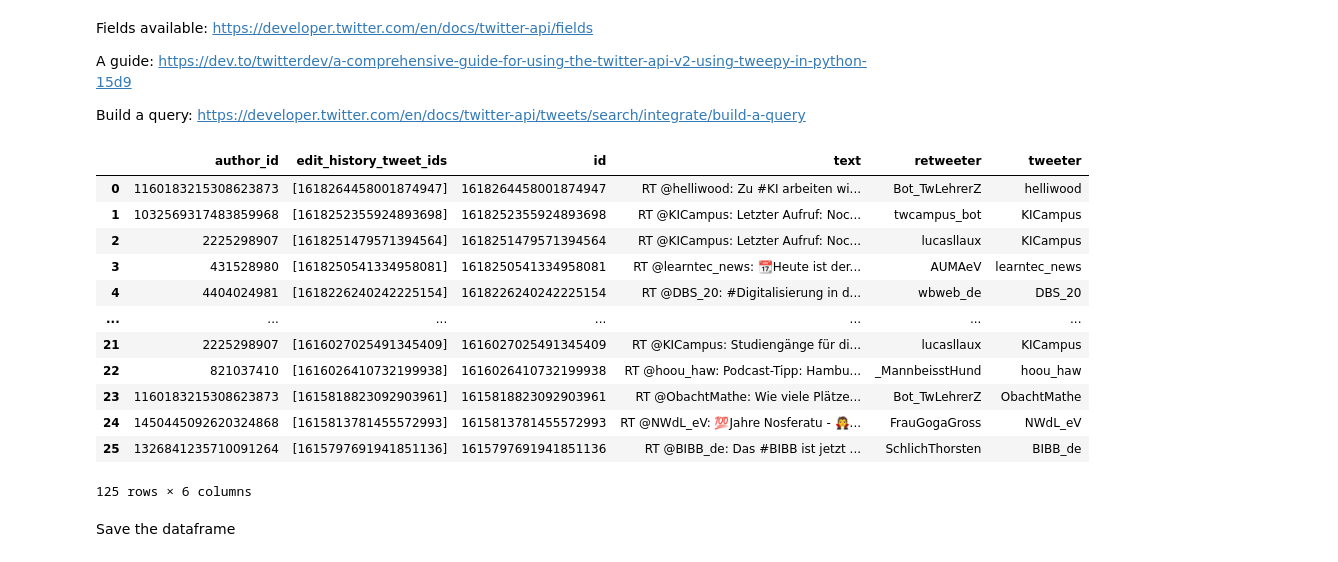
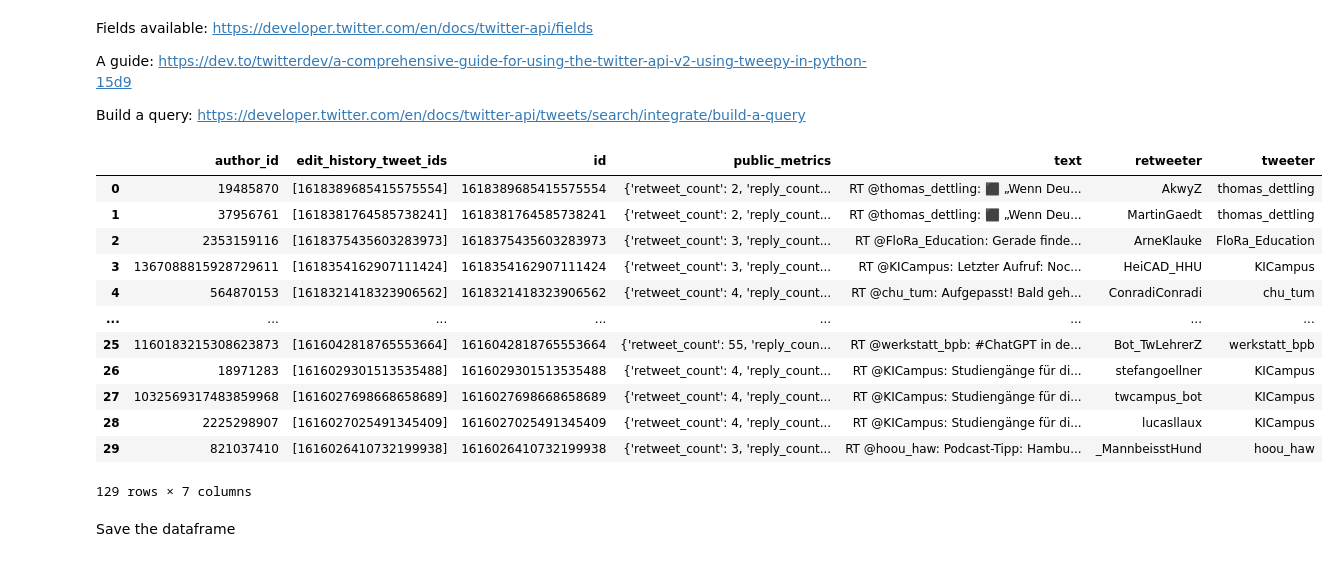
Before and after one commit to GabZech/twitter-network-analysis, a Jupyter notebook: src/network_analysis.ipynb, the cells around one changed output. Cells and saved outputs as stored; diff of their text form; code cells hidden in the pictures.

```diff
--- a/src/network_analysis.ipynb
+++ b/src/network_analysis.ipynb
@@ -6,9 +6,9 @@ https://datadistillery.digital/portfolio/twitter-data-pipeline/
 # %% [markdown]
 # Global variables to change
 # %%
-hashtag = "#digitalebildung" # The hashtag you want to query
+words = "#digitalebildung" # The words you want tweets to include
+query = words + " (is:retweet OR is:quote) lang:de" # The query you want to search for
 tweets_limit = 1000 # The number of tweets you want to return in total (must be divisible by 100 and cannot exceed 2000)
-lang = "de" # The language of the tweets to query
 # %% [markdown]
 # Prepare environment
 # %%
@@ -56,7 +56,7 @@ A guide: https://dev.to/twitterdev/a-comprehensive-guide-for-using-the-twitter-a
 Build a query: https://developer.twitter.com/en/docs/twitter-api/tweets/search/integrate/build-a-query
 # %%
 # Define a function to query tweets
-def get_retweets(hashtag, num_tweets=1000, lang="en"):
+def get_retweets(query, num_tweets=1000):
     # Initialize an empty DataFrame to store user data and tweets
     tweets_df = pd.DataFrame()
 
@@ -66,52 +66,49 @@ def get_retweets(hashtag, num_tweets=1000, lang="en"):
     elif num_tweets % 100 != 0:
         raise ValueError("`num_tweets` must be a multiple of 100.")
     max_results = 100
     limit = num_tweets / max_results
 
     # Iterate through batches of tweets
     for tweet_batch in tweepy.Paginator(client.search_recent_tweets,
-                                query=hashtag + " is:retweet lang:" + lang,
+                                query=query,
                                 expansions='author_id',
                                 user_fields=["username", "id"],
+                                tweet_fields=["public_metrics"],
                                 max_results=100,
                                 limit=limit
                                 ):
         batch_data = pd.DataFrame(tweet_batch.data)
         users = {u["id"]: u["username"] for u in tweet_batch.includes["users"]}
         batch_data["retweeter"] = batch_data["author_id"].map(users)
         # Concatenate temporary DataFrames to existing DataFrames
         tweets_df = pd.concat([tweets_df, batch_data])
 
     # Merge user information to tweet information on author_id
     # Extract original tweeter from tweet text
     tweets_df["tweeter"] = tweets_df["text"].str.extract(r"@(\w+)")
     # Return DataFrame
     return tweets_df
 
 
 # Create a DataFrame using the function defined above
-df = get_retweets(
-    hashtag,  # The hashtag you supplied at the beginning
-    tweets_limit,  # The maximum results to return
-    lang
-)
+df = get_retweets(query, tweets_limit)
 
 # Preview the DataFrame
 df
 # %% [output]
-|  | author_id | edit_history_tweet_ids | id | text | retweeter | tweeter |
-| 0 | 1160183215308623873 | [1618264458001874947] | 1618264458001874947 | RT @helliwood: Zu #KI arbeiten wi... | Bot_TwLehrerZ | helliwood |
-| 1 | 1032569317483859968 | [1618252355924893698] | 1618252355924893698 | RT @KICampus: Letzter Aufruf: Noc... | twcampus_bot | KICampus |
-| 2 | 2225298907 | [1618251479571394564] | 1618251479571394564 | RT @KICampus: Letzter Aufruf: Noc... | lucasllaux | KICampus |
-| 3 | 431528980 | [1618250541334958081] | 1618250541334958081 | RT @learntec_news: 📆Heute ist der... | AUMAeV | learntec_news |
-| 4 | 4404024981 | [1618226240242225154] | 1618226240242225154 | RT @DBS_20: #Digitalisierung in d... | wbweb_de | DBS_20 |
-| ... | ... | ... | ... | ... | ... | ... |
-| 21 | 2225298907 | [1616027025491345409] | 1616027025491345409 | RT @KICampus: Studiengänge für di... | lucasllaux | KICampus |
-| 22 | 821037410 | [1616026410732199938] | 1616026410732199938 | RT @hoou_haw: Podcast-Tipp: Hambu... | _MannbeisstHund | hoou_haw |
-| 23 | 1160183215308623873 | [1615818823092903961] | 1615818823092903961 | RT @ObachtMathe: Wie viele Plätze... | Bot_TwLehrerZ | ObachtMathe |
-| 24 | 1450445092620324868 | [1615813781455572993] | 1615813781455572993 | RT @NWdL_eV: 💯Jahre Nosferatu - 🧛... | FrauGogaGross | NWdL_eV |
-| 25 | 1326841235710091264 | [1615797691941851136] | 1615797691941851136 | RT @BIBB_de: Das #BIBB ist jetzt ... | SchlichThorsten | BIBB_de |
+|  | author_id | edit_history_tweet_ids | id | public_metrics | text | retweeter | tweeter |
+| 0 | 19485870 | [1618389685415575554] | 1618389685415575554 | {'retweet_count': 2, 'reply_count... | RT @thomas_dettling: ⬛️ „Wenn Deu... | AkwyZ | thomas_dettling |
+| 1 | 37956761 | [1618381764585738241] | 1618381764585738241 | {'retweet_count': 2, 'reply_count... | RT @thomas_dettling: ⬛️ „Wenn Deu... | MartinGaedt | thomas_dettling |
+| 2 | 2353159116 | [1618375435603283973] | 1618375435603283973 | {'retweet_count': 3, 'reply_count... | RT @FloRa_Education: Gerade finde... | ArneKlauke | FloRa_Education |
+| 3 | 1367088815928729611 | [1618354162907111424] | 1618354162907111424 | {'retweet_count': 3, 'reply_count... | RT @KICampus: Letzter Aufruf: Noc... | HeiCAD_HHU | KICampus |
+| 4 | 564870153 | [1618321418323906562] | 1618321418323906562 | {'retweet_count': 4, 'reply_count... | RT @chu_tum: Aufgepasst! Bald geh... | ConradiConradi | chu_tum |
+| ... | ... | ... | ... | ... | ... | ... | ... |
+| 25 | 1160183215308623873 | [1616042818765553664] | 1616042818765553664 | {'retweet_count': 55, 'reply_coun... | RT @werkstatt_bpb: #ChatGPT in de... | Bot_TwLehrerZ | werkstatt_bpb |
+| 26 | 18971283 | [1616029301513535488] | 1616029301513535488 | {'retweet_count': 4, 'reply_count... | RT @KICampus: Studiengänge für di... | stefangoellner | KICampus |
+| 27 | 1032569317483859968 | [1616027698668658689] | 1616027698668658689 | {'retweet_count': 4, 'reply_count... | RT @KICampus: Studiengänge für di... | twcampus_bot | KICampus |
+| 28 | 2225298907 | [1616027025491345409] | 1616027025491345409 | {'retweet_count': 4, 'reply_count... | RT @KICampus: Studiengänge für di... | lucasllaux | KICampus |
+| 29 | 821037410 | [1616026410732199938] | 1616026410732199938 | {'retweet_count': 3, 'reply_count... | RT @hoou_haw: Podcast-Tipp: Hambu... | _MannbeisstHund | hoou_haw |
-125 rows × 6 columns
+129 rows × 7 columns
 # %% [markdown]
 Save the dataframe
 # %%
```
Also changed, not shown: parts of 7 cells of this notebook, 3 other files.
